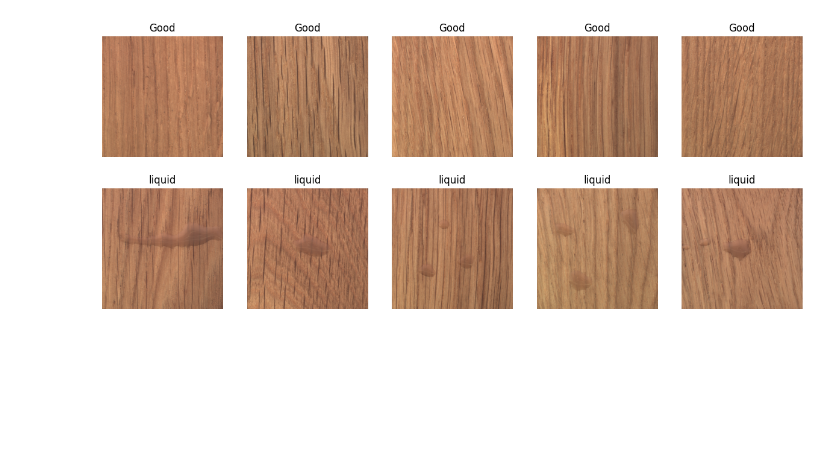
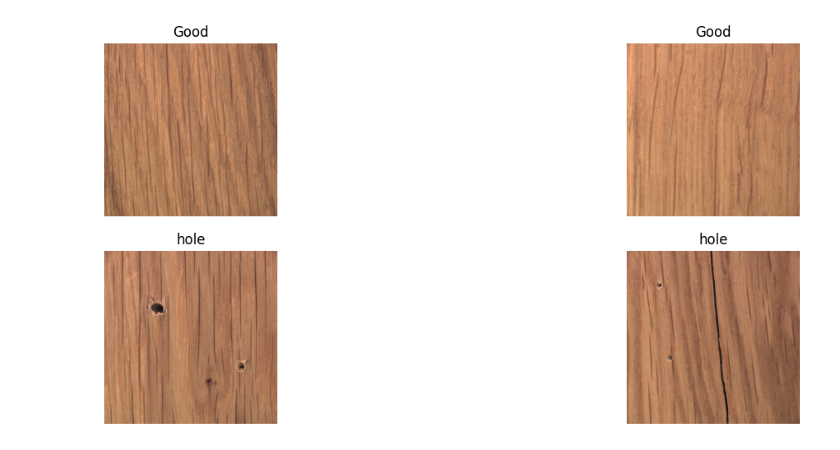
Before and after one commit to xZenshin/Anomaly-Detection, a Jupyter notebook: Anomaly_Detector_3001.ipynb, the cells around one changed output. Saved outputs shown, nothing was run; the diff lists cells and outputs as text; code cells hidden in the pictures; blank space fills up the shorter version.

```diff
--- a/Anomaly_Detector_3001.ipynb
+++ b/Anomaly_Detector_3001.ipynb
@@ -34,35 +38,35 @@ def display_good_and_anomalous_images(base_path, anomaly_type, num_images=5):
     good_images = os.listdir(good_path)
     anomaly_images = os.listdir(anomaly_path)
 
     # Randomly select images to display
     selected_good_images = random.sample(good_images, min(num_images, len(good_images)))
     selected_anomaly_images = random.sample(anomaly_images, min(num_images, len(anomaly_images)))
 
     # Plot the images
     fig, axes = plt.subplots(2, num_images, figsize=(15, 6))
 
     # Display good images
     for i, img_name in enumerate(selected_good_images):
         img_path = os.path.join(good_path, img_name)
         img = plt.imread(img_path)
         axes[0, i].imshow(img)
         axes[0, i].axis("off")
         axes[0, i].set_title("Good")
 
     # Display anomalous images
     for i, img_name in enumerate(selected_anomaly_images):
         img_path = os.path.join(anomaly_path, img_name)
         img = plt.imread(img_path)
         axes[1, i].imshow(img)
         axes[1, i].axis("off")
         axes[1, i].set_title(anomaly_type)
 
     plt.show()
 
 base_path = "mvtec_anomaly_detection/wood" # cooked path
-display_good_and_anomalous_images(base_path,  anomaly_type="liquid", num_images=5)
+display_good_and_anomalous_images(base_path,  anomaly_type="hole", num_images=2)
 # %% [output]
-[figure, old version]
+[figure, new version]
 # %%
 class AutoEncoder(nn.Module):
     def __init__(self, d):
```
Also changed, not shown: parts of 17 cells of this notebook.
